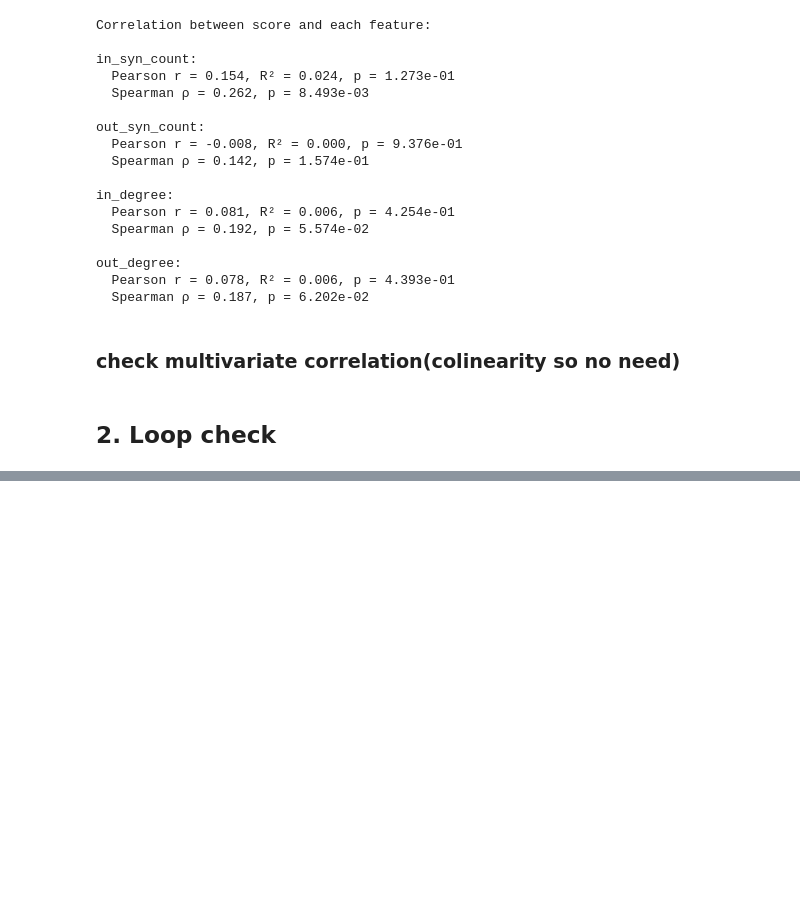
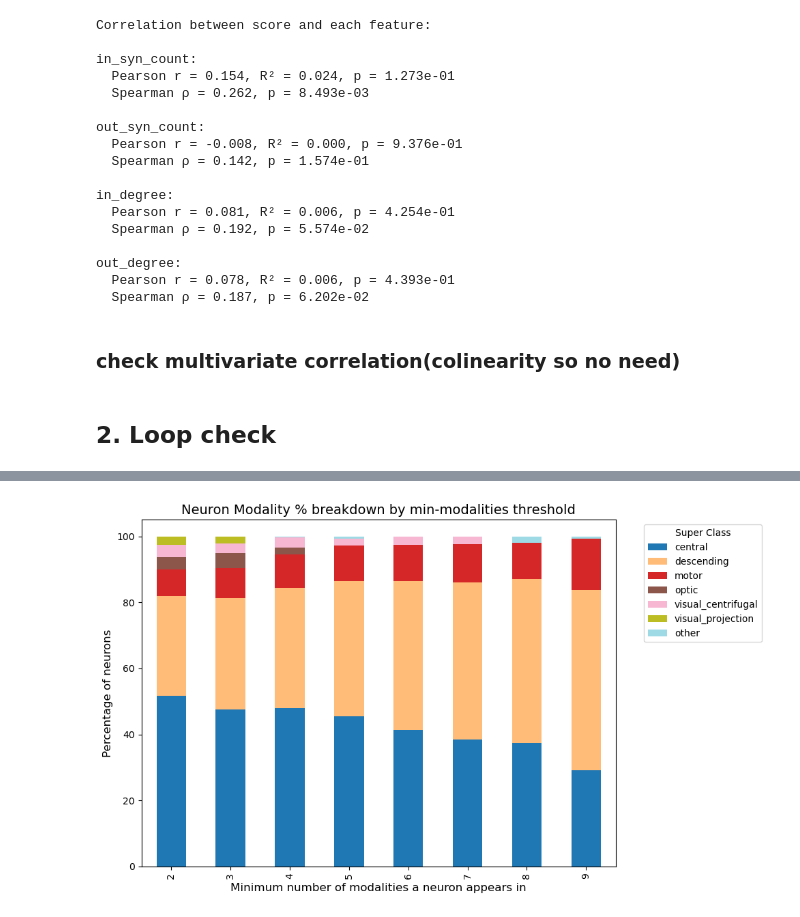
Before and after one commit to zihangxiao/connectome_search, a Jupyter notebook: info_connectome.ipynb, the cells around one changed output, grey strips where cells are left out. Saved outputs shown, nothing was run; the diff lists cells and outputs as text; code cells hidden in the pictures; blank space fills up the shorter version.

```diff
--- a/info_connectome.ipynb
+++ b/info_connectome.ipynb
@@ -11,10 +11,12 @@ from statsmodels.stats.outliers_influence import variance_inflation_factor
 import networkx as nx
 from collections import Counter
 # %%
-connection_df = pd.read_csv("C:\\Users\\51325\\Documents\\connectome_informed\\connections.csv")
-community_label_df = pd.read_csv("C:\\Users\\51325\\Documents\\connectome_informed\\processed_labels.csv")
-cell_types_df = pd.read_csv("C:\\Users\\51325\\Documents\\connectome_informed\\consolidated_cell_types.csv")
-sensory_info_df = pd.read_csv("C:\\Users\\51325\\Documents\\connectome_informed\\classification.csv")
+base_path = "/Users/xiaozihang/Projects/connectome_search"
+connection_df = pd.read_csv(f"{base_path}/connections.csv")
+community_label_df = pd.read_csv(f"{base_path}/processed_labels.csv")
+cell_types_df = pd.read_csv(f"{base_path}/consolidated_cell_types.csv")
+sensory_info_df = pd.read_csv(f"{base_path}/classification.csv")
+connect_type_df = pd.read_csv(f"{base_path}/connectivity_tags.csv")
 mask_fru_dsx = community_label_df["processed_labels"].apply(lambda labels: any(tag in labels for tag in ["fru", "dsx"]))
 fru_dsx_df = community_label_df[mask_fru_dsx]
 # %%
@@ -293,5 +317,5 @@ Our observation tells us that neurons will eventually getting trapped in the rec
 # %%
 top_dfs_by_modality = {}
 for name, ids in sensory_groups.items():
-        top_df, vend, scores, history = run_random_walk(seed_ids = ids, P = P, nodes = nodes, id_to_idx = id_to_idx, community_label_df = community_label_df, num_steps=20, top_k=200, print_state=0)
+        top_df, vend, scores, history = run_random_walk(seed_ids = ids, P = P, nodes = nodes, id_to_idx = id_to_idx, community_label_df = community_label_df, num_steps=20, top_k=500, print_state=0)
         top_dfs_by_modality[name] = top_df
@@ -314,0 +341,75 @@ common_neuron_labels.to_csv("converging_neurons_across_modalities.csv", index=Fa
+# %%
+
+##############################################################################
+# (1) Count how many modalities each neuron appears in
+##############################################################################
+
+neuron_counter = Counter()
+for df in top_dfs_by_modality.values():
+    neuron_counter.update(df["root_id"])
+
+##############################################################################
+# (2) Loop thresholds 2 → 6, compute both percentage and count by super_class
+##############################################################################
+
+thresholds = range(2, 10)
+pct_chunks = []
+count_chunks = []
+
+for t in thresholds:
+    common_ids = {nid for nid, c in neuron_counter.items() if c >= t}
+    subset = sensory_info_df.loc[
+        sensory_info_df["root_id"].isin(common_ids), "super_class"
+    ].dropna()
+
+    # Group rare super_classes into 'other' (<2% for pct, <3 neurons for count)
+    pct_freq = subset.value_counts(normalize=True)
+    rare_pct = pct_freq[pct_freq < 0.02].index
+    subset_pct = subset.replace(rare_pct, "other")
+
+    count_freq = subset.value_counts()
+    rare_count = count_freq[count_freq < 3].index
+    subset_count = subset.replace(rare_count, "other")
+
+    # Save percent and count series
+    pct_series = subset_pct.value_counts(normalize=True).mul(100)
+    pct_series.name = t
+
+    count_series = subset_count.value_counts()
+    count_series.name = t
+
+    pct_chunks.append(pct_series)
+    count_chunks.append(count_series)
+
+##############################################################################
+# (3) Build tidy DataFrames for plotting
+##############################################################################
+
+pct_df = pd.concat(pct_chunks, axis=1).fillna(0).T.sort_index()
+count_df = pd.concat(count_chunks, axis=1).fillna(0).T.sort_index()
+
+##############################################################################
+# (4) Plot percentage chart
+##############################################################################
+
+ax1 = pct_df.plot(kind="bar", stacked=True, figsize=(10, 6), colormap='tab20')
+ax1.set_title("Neuron Modality % breakdown by min-modalities threshold", fontsize=14)
+ax1.set_xlabel("Minimum number of modalities a neuron appears in", fontsize=12)
+ax1.set_ylabel("Percentage of neurons", fontsize=12)
+ax1.legend(title="Super Class", bbox_to_anchor=(1.05, 1), loc="upper left")
+plt.tight_layout()
+plt.show()
+
+##############################################################################
+# (5) Plot absolute count chart
+##############################################################################
+
+ax2 = count_df.plot(kind="bar", stacked=True, figsize=(10, 6), colormap='tab20')
+ax2.set_title("Neuron Modality COUNT breakdown by min-modalities threshold", fontsize=14)
+ax2.set_xlabel("Minimum number of modalities a neuron appears in", fontsize=12)
+ax2.set_ylabel("Number of neurons", fontsize=12)
+ax2.legend(title="Super Class", bbox_to_anchor=(1.05, 1), loc="upper left")
+plt.tight_layout()
+plt.show()
+# %% [output]
+[figure, added]
```
Also changed, not shown: parts of 29 cells of this notebook, 1 other file.
